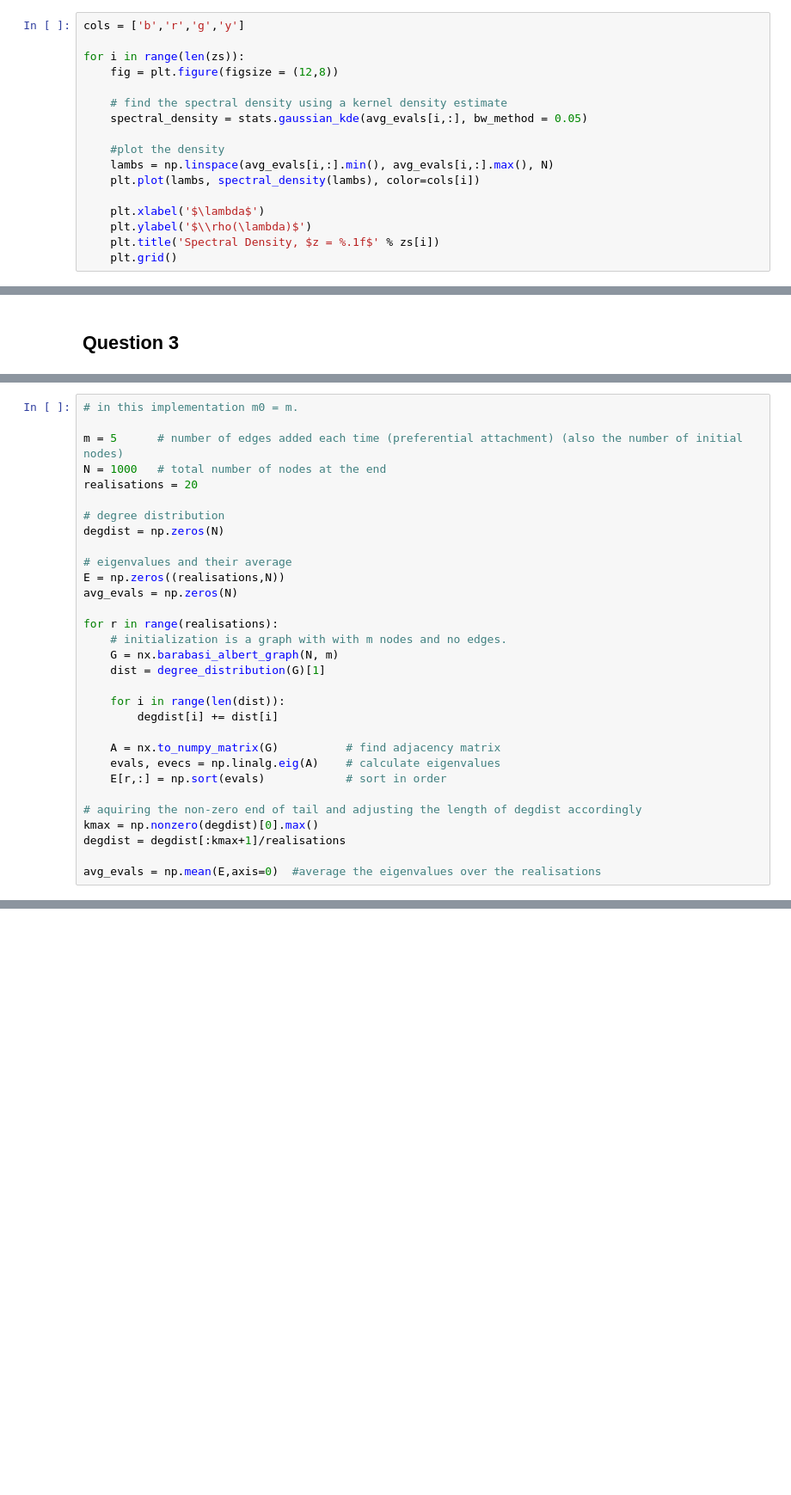
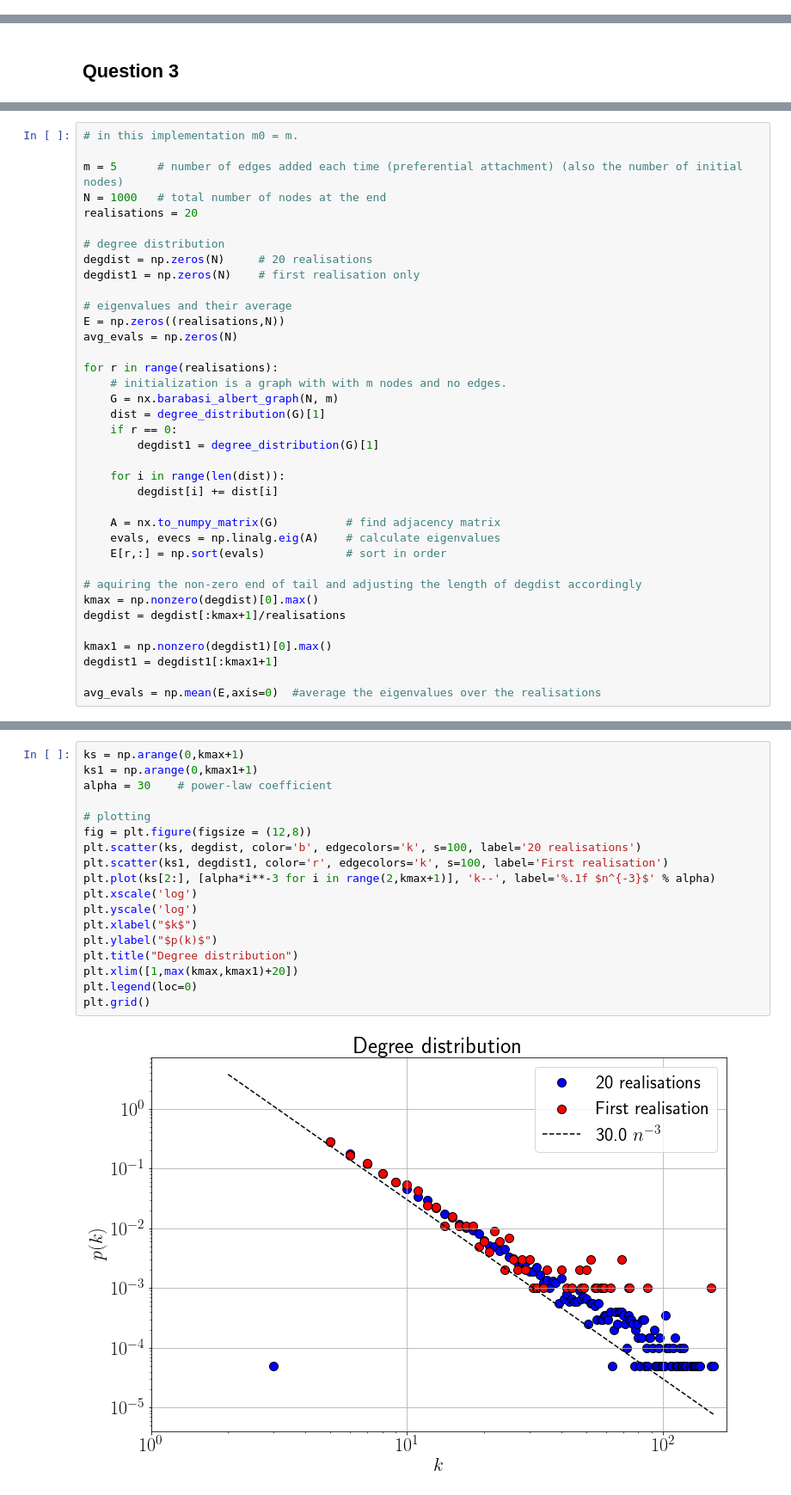
Before and after one commit to ndoyle815/MA933, a Jupyter notebook: MA933_assignment3_2260253.ipynb, the cells around one changed output, grey strips where cells are left out. Shown at 86% size. Drawn from its saved outputs; the diff is of its cells as text; blank space fills up the shorter version.

```diff
--- a/MA933_assignment3_2260253.ipynb
+++ b/MA933_assignment3_2260253.ipynb
@@ -268,18 +319 @@ for z in zs:
-# %%
-cols = ['b','r','g','y']
-
-for i in range(len(zs)):
-    fig = plt.figure(figsize = (12,8))
-
-    # find the spectral density using a kernel density estimate
-    spectral_density = stats.gaussian_kde(avg_evals[i,:], bw_method = 0.05)
-
-    #plot the density
-    lambs = np.linspace(avg_evals[i,:].min(), avg_evals[i,:].max(), N)
-    plt.plot(lambs, spectral_density(lambs), color=cols[i])
-
-    plt.xlabel('$\lambda$')
-    plt.ylabel('$\\rho(\lambda)$')
-    plt.title('Spectral Density, $z = %.1f$' % zs[i])
-    plt.grid()
 # %% [markdown]
@@ -296,7 +349,8 @@ N = 1000   # total number of nodes at the end
 realisations = 20
 
 # degree distribution
-degdist = np.zeros(N)
+degdist = np.zeros(N)     # 20 realisations
+degdist1 = np.zeros(N)    # first realisation only
 
 # eigenvalues and their average
 E = np.zeros((realisations,N))
@@ -306,6 +360,8 @@ for r in range(realisations):
     # initialization is a graph with with m nodes and no edges.
     G = nx.barabasi_albert_graph(N, m)
     dist = degree_distribution(G)[1]
+    if r == 0:
+        degdist1 = degree_distribution(G)[1]
 
     for i in range(len(dist)):
         degdist[i] += dist[i]
@@ -318,4 +374,7 @@ for r in range(realisations):
 kmax = np.nonzero(degdist)[0].max()
 degdist = degdist[:kmax+1]/realisations
 
+kmax1 = np.nonzero(degdist1)[0].max()
+degdist1 = degdist1[:kmax1+1]
+
 avg_evals = np.mean(E,axis=0)  #average the eigenvalues over the realisations
@@ -372,0 +385,20 @@ np.array(list(nx.clustering(G).values()))
+# %%
+ks = np.arange(0,kmax+1)
+ks1 = np.arange(0,kmax1+1)
+alpha = 30    # power-law coefficient
+
+# plotting
+fig = plt.figure(figsize = (12,8))
+plt.scatter(ks, degdist, color='b', edgecolors='k', s=100, label='20 realisations')
+plt.scatter(ks1, degdist1, color='r', edgecolors='k', s=100, label='First realisation')
+plt.plot(ks[2:], [alpha*i**-3 for i in range(2,kmax+1)], 'k--', label='%.1f $n^{-3}$' % alpha)
+plt.xscale('log')
+plt.yscale('log')
+plt.xlabel("$k$")
+plt.ylabel("$p(k)$")
+plt.title("Degree distribution")
+plt.xlim([1,max(kmax,kmax1)+20])
+plt.legend(loc=0)
+plt.grid()
+# %% [output]
+[figure, added]
```
Also changed, not shown: parts of 39 cells of this notebook.
